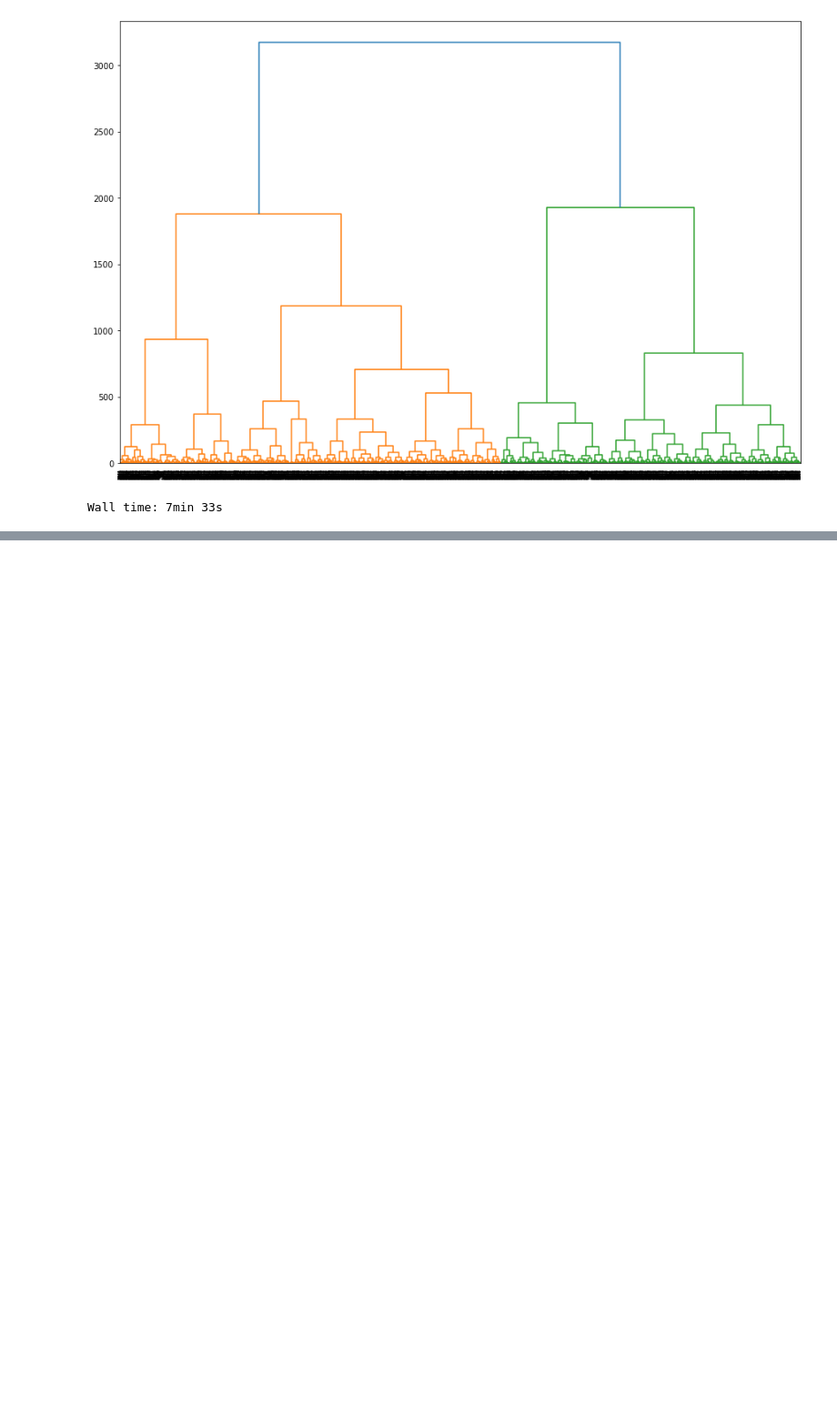
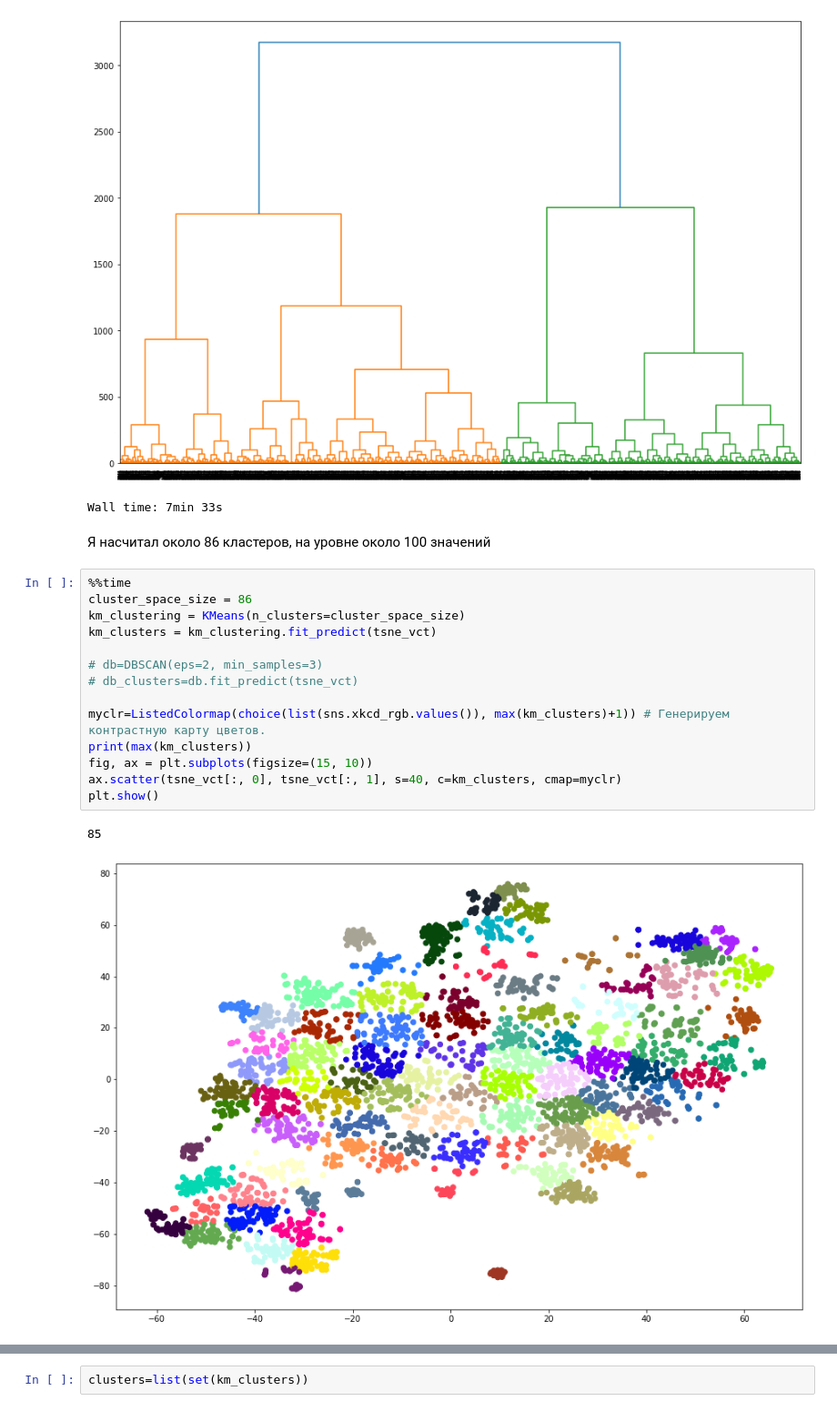
Before and after one commit to UlanSan/ML_python_2020, a Jupyter notebook: laba3/html_text.ipynb, the cells around one changed output, grey strips where cells are left out. Shown at 91% size. Saved outputs shown, nothing was run; the diff lists cells and outputs as text; blank space fills up the shorter version.

```diff
--- a/laba3/html_text.ipynb
+++ b/laba3/html_text.ipynb
@@ -528,3 +494,22 @@ plt.show()
 # %% [output]
 [figure]
 Wall time: 7min 33s
+# %% [markdown]
+Я насчитал около 86 кластеров, на уровне около 100 значений
+# %%
+%%time
+cluster_space_size = 86
+km_clustering = KMeans(n_clusters=cluster_space_size)
+km_clusters = km_clustering.fit_predict(tsne_vct)
+
+# db=DBSCAN(eps=2, min_samples=3)
+# db_clusters=db.fit_predict(tsne_vct)
+
+myclr=ListedColormap(choice(list(sns.xkcd_rgb.values()), max(km_clusters)+1)) # Генерируем контрастную карту цветов.
+print(max(km_clusters))
+fig, ax = plt.subplots(figsize=(15, 10))
+ax.scatter(tsne_vct[:, 0], tsne_vct[:, 1], s=40, c=km_clusters, cmap=myclr)
+plt.show()
+# %% [output]
+85
+[figure, added]
@@ -530,0 +517,2 @@ Wall time: 7min 33s
+# %%
+clusters=list(set(km_clusters))
```
Also changed, not shown: parts of 15 cells of this notebook.
